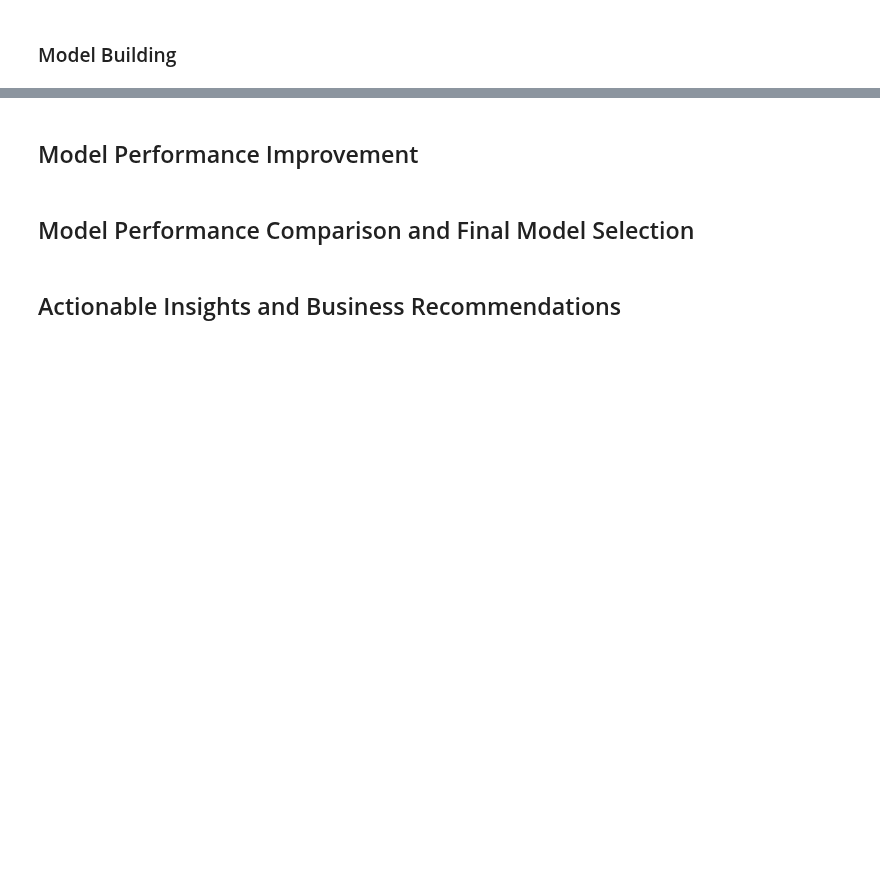
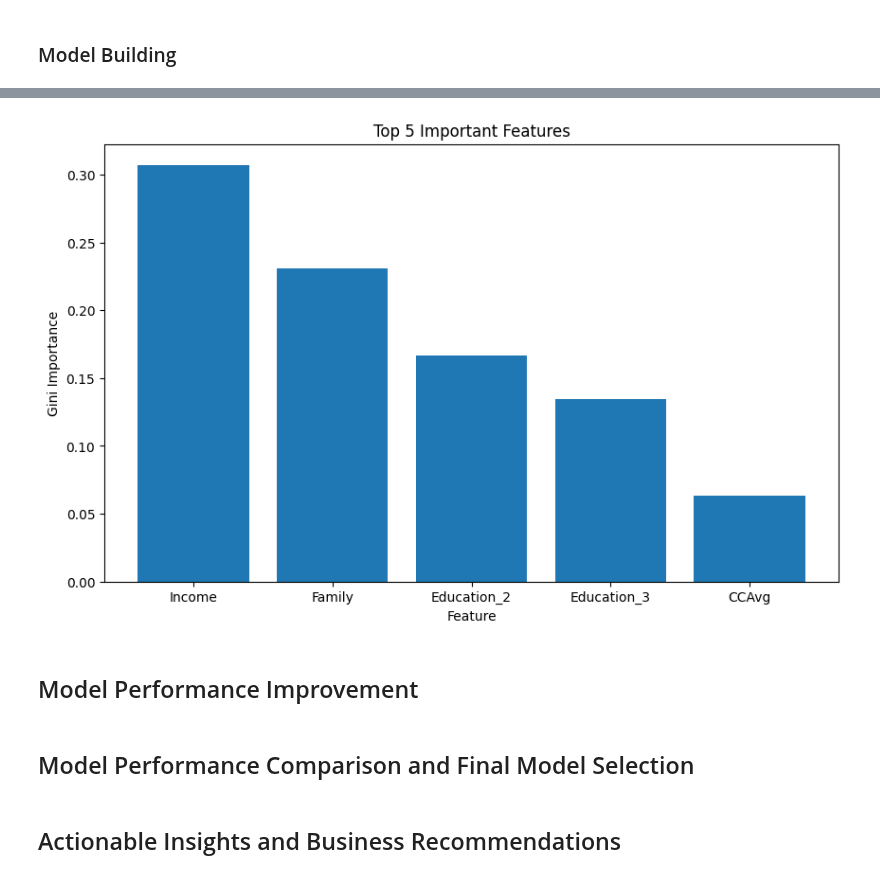
Before and after one commit to ankur0405/LearningPython, a Jupyter notebook: AIML_ML_Project_full_code_notebook.ipynb, the cells around one changed output, grey strips where cells are left out. Saved outputs shown, nothing was run; the diff lists cells and outputs as text; code cells hidden in the pictures; blank space fills up the shorter version.

```diff
--- a/AIML_ML_Project_full_code_notebook.ipynb
+++ b/AIML_ML_Project_full_code_notebook.ipynb
@@ -233,0 +372,14 @@ plt.show()
+# %%
+# Get feature importances
+# Get feature importances
+importances = dtree.feature_importances_
+
+# Create a DataFrame to display feature importances
+feature_importances = pd.DataFrame({'Feature': X.columns, 'Importance': importances})
+
+# Sort the DataFrame by importance in descending order
+feature_importances = feature_importances.sort_values(by='Importance', ascending=False)
+
+# Print feature importances
+print("Gini Importance of Columns:")
+print(feature_importances)
@@ -234,3 +402,13 @@ plt.show()
+# %%
+# Plot the top 5 important features
+plt.figure(figsize=(10, 6))
+plt.bar(feature_importances['Feature'][:5], feature_importances['Importance'][:5])
+plt.xlabel('Feature')
+plt.ylabel('Gini Importance')
+plt.title('Top 5 Important Features')
+plt.show()
+# %% [output]
+[figure, added]
 # %% [markdown]
 ## Model Performance Improvement
 # %% [markdown]
```
Also changed, not shown: parts of 16 cells of this notebook.
